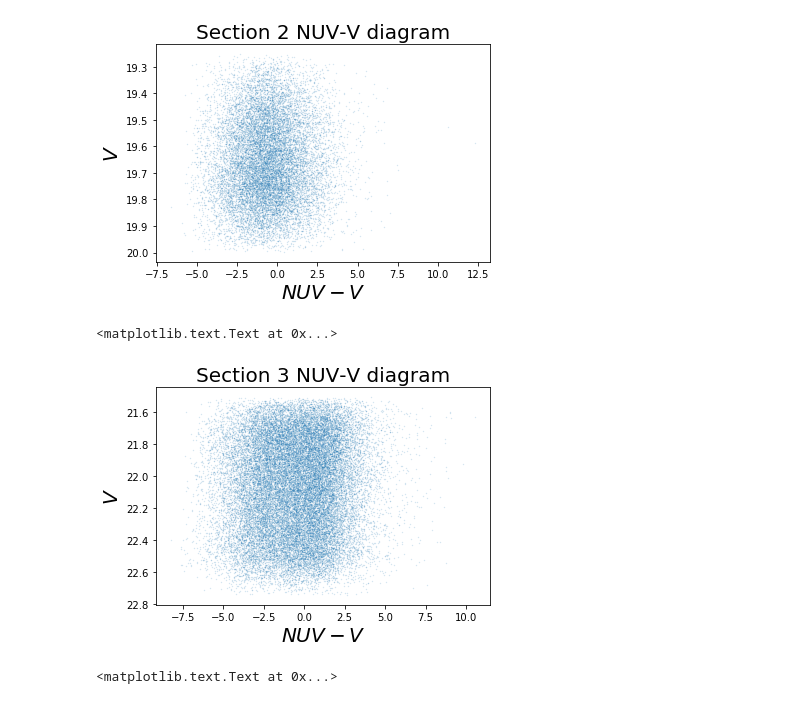
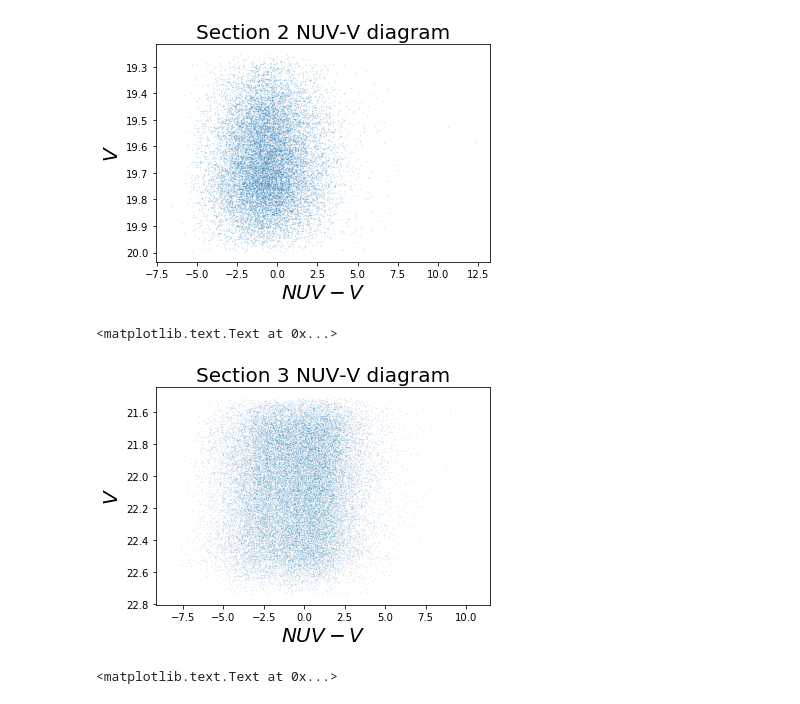
Before and after one commit to DouglasGrion/Red-Clump-Locations, a Jupyter notebook: Red-Clump-Location.ipynb, the cells around one changed output. Drawn from its saved outputs; the diff is of its cells as text; code cells hidden in the pictures.

```diff
--- a/Red-Clump-Location.ipynb
+++ b/Red-Clump-Location.ipynb
@@ -166,14 +166,14 @@ phot_table_3 = aperture_photometry(hdu[0], apertures_3)
 Flux_3 = phot_table_3['aperture_sum']
 NUV_magnitude_3 = -2.5*np.log10(Flux_3) + 20.08
 # %%
-plt.scatter(NUV_magnitude_3 - Vmag_3, Vmag_3, s=0.1,alpha=0.25)
+plt.scatter(NUV_magnitude_3 - Vmag_3, Vmag_3, s=0.03,alpha=0.25)
 plt.ylim(reversed(plt.ylim()))
 plt.xlabel("$NUV-V$", fontsize=20)
 plt.ylabel("$V$", fontsize=20)
 plt.title("Section 3 NUV-V diagram", fontsize=20)
 # %% [output]
 <matplotlib.text.Text at 0x...>
-[figure, old version]
+[figure, new version]
 # %%
 plt.scatter(catalog["Vmag"] - catalog["Imag"], catalog["Imag"], s=0.001, alpha=0.15)
 plt.ylim(reversed(plt.ylim()))
```
Also changed, not shown: parts of 2 cells of this notebook.
